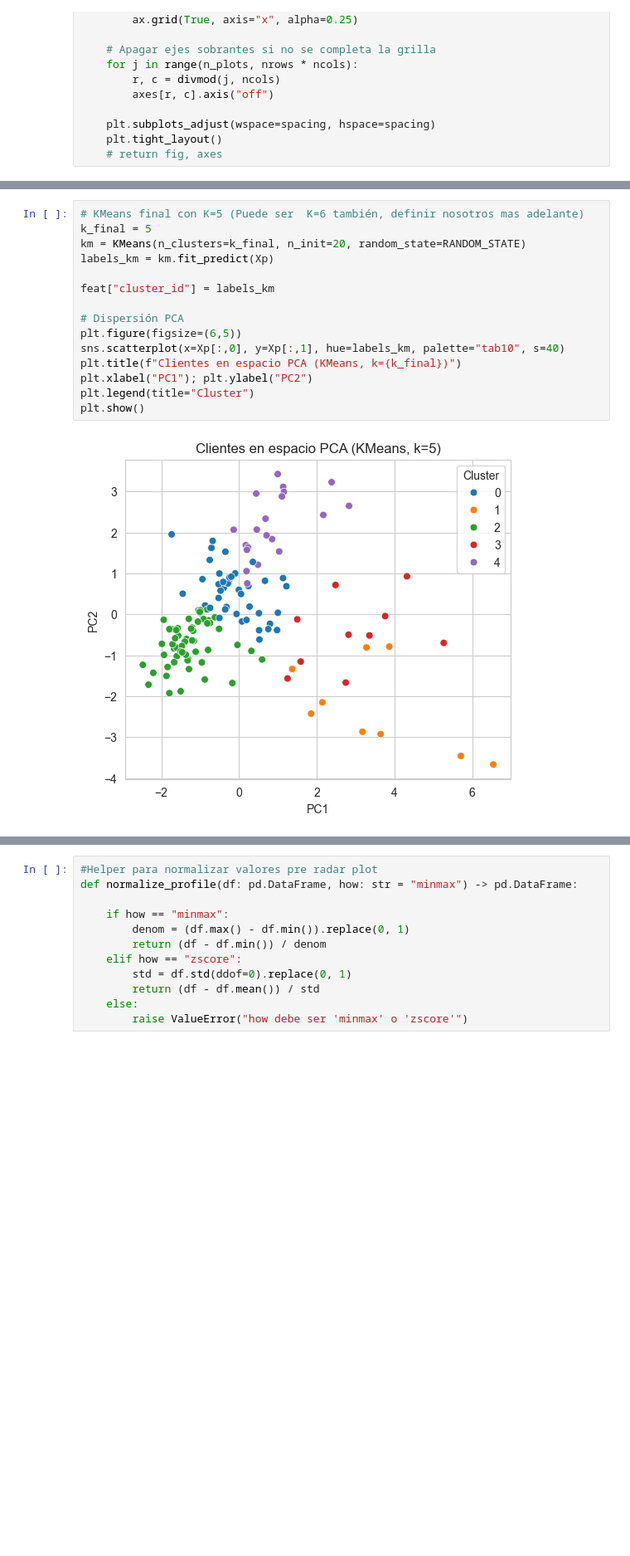
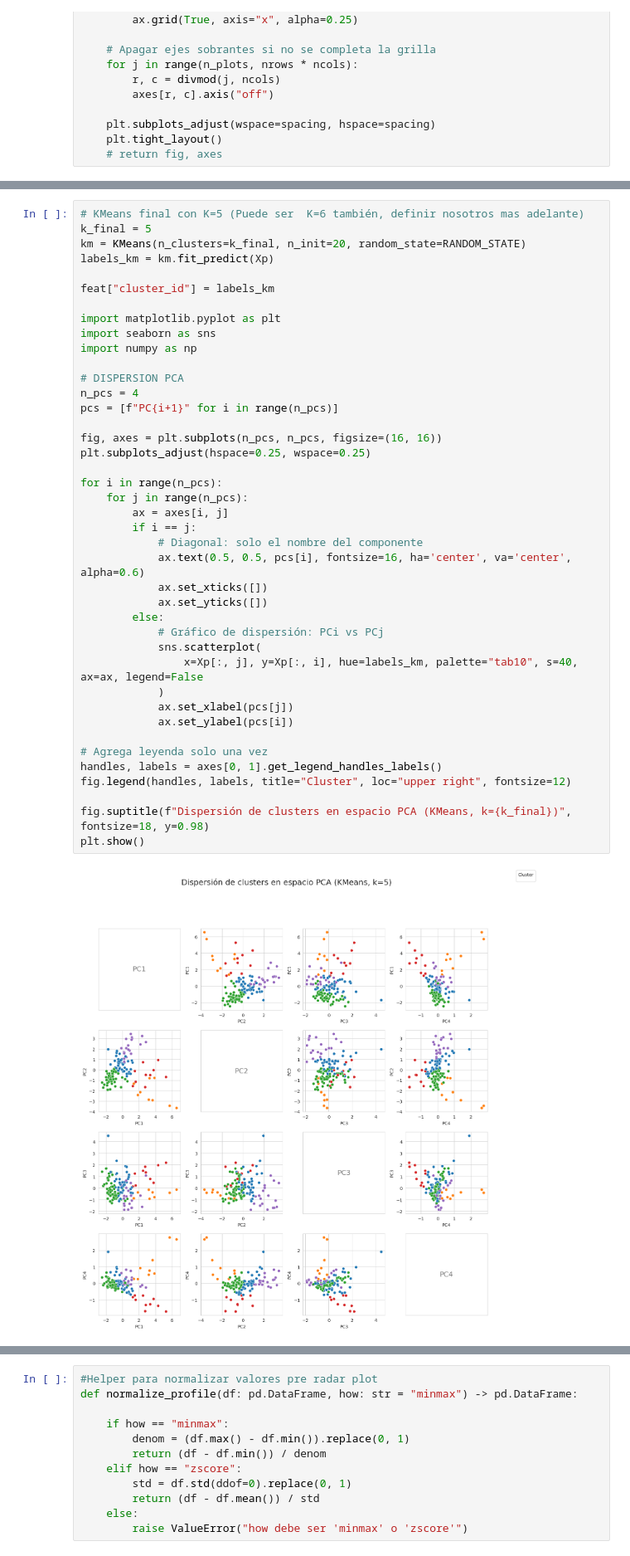
Before and after one commit to SantiagoCastellanos14/m11-practico1-eda, a Jupyter notebook: notebooks/practico_3_eda.ipynb, the cells around one changed output, grey strips where cells are left out. Shown at 83% size. Drawn from its saved outputs; the diff is of its cells as text; blank space fills up the shorter version.

Commit message:
EJ1: graphs_pca, desc_prods y Atributos_Clusters

```diff
--- a/notebooks/practico_3_eda.ipynb
+++ b/notebooks/practico_3_eda.ipynb
@@ -510,20 +510,46 @@ plot_multi_silhouettes(Xp, ks=[2,3,4,5,6,7,8,9,10])
 # %%
 # KMeans final con K=5 (Puede ser  K=6 también, definir nosotros mas adelante)
 k_final = 5
 km = KMeans(n_clusters=k_final, n_init=20, random_state=RANDOM_STATE)
 labels_km = km.fit_predict(Xp)
 
 feat["cluster_id"] = labels_km
 
-# Dispersión PCA
-plt.figure(figsize=(6,5))
-sns.scatterplot(x=Xp[:,0], y=Xp[:,1], hue=labels_km, palette="tab10", s=40)
-plt.title(f"Clientes en espacio PCA (KMeans, k={k_final})")
-plt.xlabel("PC1"); plt.ylabel("PC2")
-plt.legend(title="Cluster")
+import matplotlib.pyplot as plt
+import seaborn as sns
+import numpy as np
+
+# DISPERSION PCA
+n_pcs = 4
+pcs = [f"PC{i+1}" for i in range(n_pcs)]
+
+fig, axes = plt.subplots(n_pcs, n_pcs, figsize=(16, 16))
+plt.subplots_adjust(hspace=0.25, wspace=0.25)
+
+for i in range(n_pcs):
+    for j in range(n_pcs):
+        ax = axes[i, j]
+        if i == j:
+            # Diagonal: solo el nombre del componente
+            ax.text(0.5, 0.5, pcs[i], fontsize=16, ha='center', va='center', alpha=0.6)
+            ax.set_xticks([])
+            ax.set_yticks([])
+        else:
+            # Gráfico de dispersión: PCi vs PCj
+            sns.scatterplot(
+                x=Xp[:, j], y=Xp[:, i], hue=labels_km, palette="tab10", s=40, ax=ax, legend=False
+            )
+            ax.set_xlabel(pcs[j])
+            ax.set_ylabel(pcs[i])
+
+# Agrega leyenda solo una vez
+handles, labels = axes[0, 1].get_legend_handles_labels()
+fig.legend(handles, labels, title="Cluster", loc="upper right", fontsize=12)
+
+fig.suptitle(f"Dispersión de clusters en espacio PCA (KMeans, k={k_final})", fontsize=18, y=0.98)
 plt.show()
 # %% [output]
-[figure, old version]
+[figure, new version]
 # %%
 # Perfilado de clusters (medianas por variable)
 cols_num = [
```
Also changed, not shown: parts of 16 cells of this notebook.
